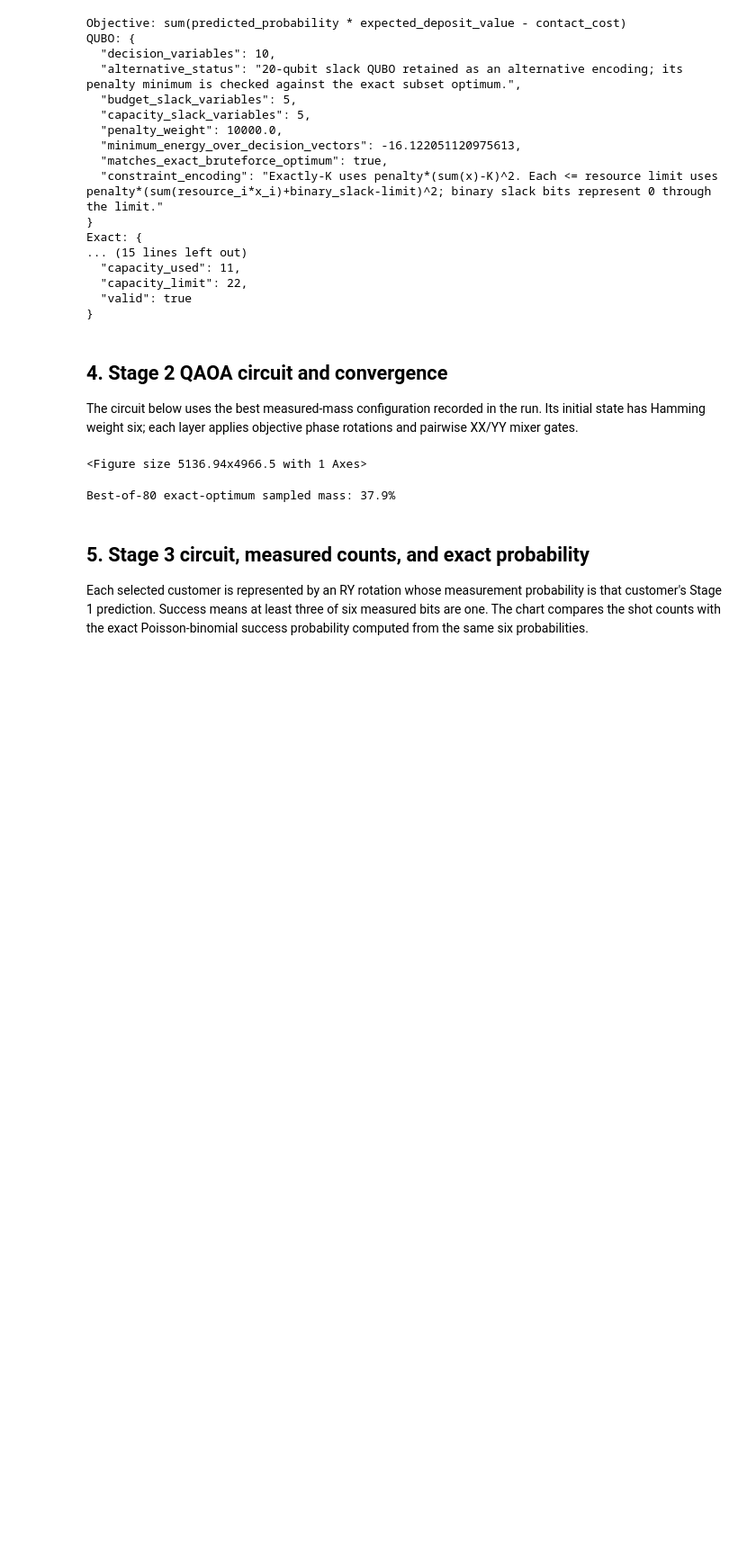
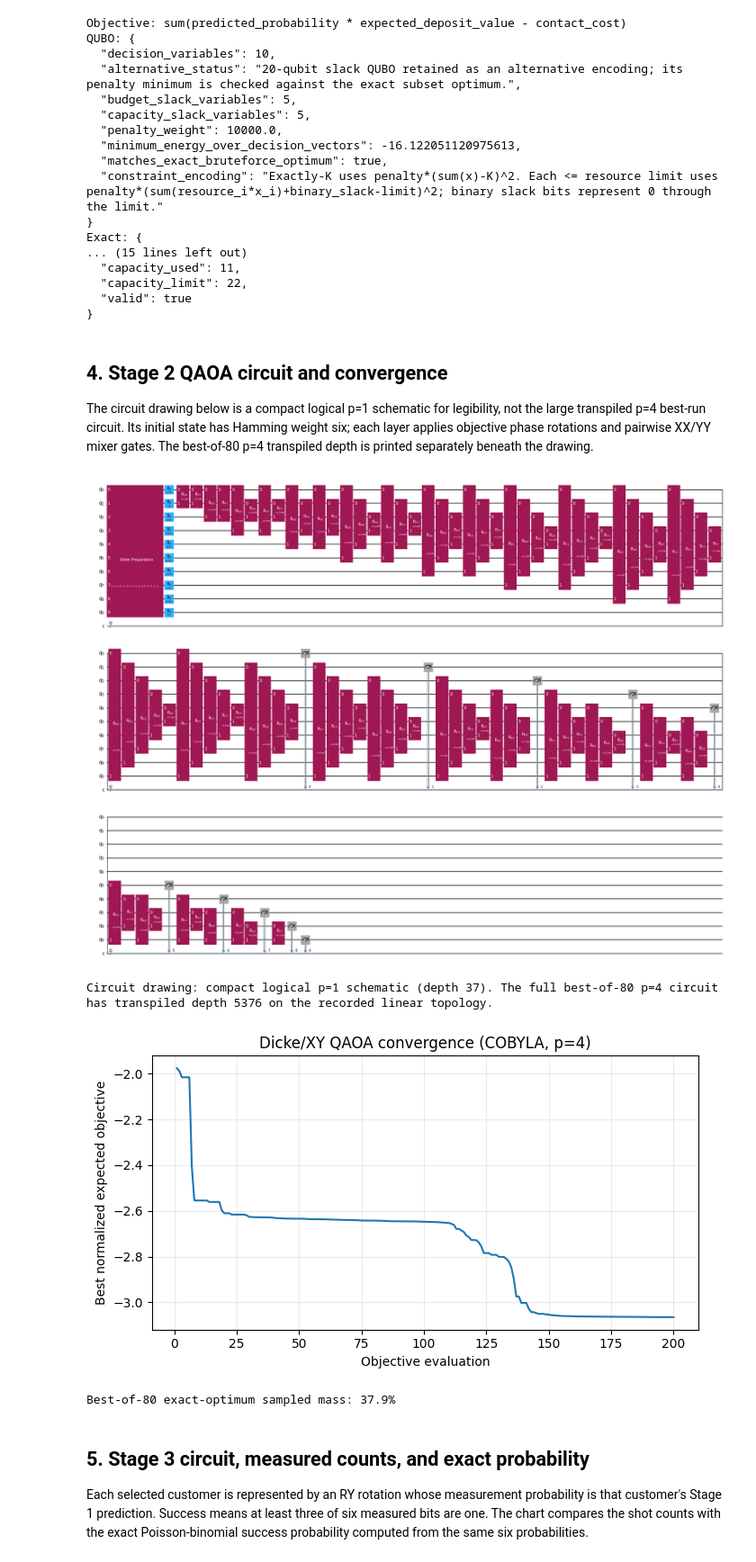
Before and after one commit to souvikbasuroy/Qampaign, a Jupyter notebook: notebooks/customer_selection_workbook.ipynb, the cells around one changed output. Shown at 90% size. Drawn from its saved outputs; the diff is of its cells as text; code cells hidden in the pictures; blank space fills up the shorter version.

```diff
--- a/notebooks/customer_selection_workbook.ipynb
+++ b/notebooks/customer_selection_workbook.ipynb
@@ -104,23 +126,30 @@ Exact: {
 # %% [markdown]
 ## 4. Stage 2 QAOA circuit and convergence
 
-The circuit below uses the best measured-mass configuration recorded in the run. Its initial state has Hamming weight six; each layer applies objective phase rotations and pairwise XX/YY mixer gates.
+The circuit drawing below is a compact logical p=1 schematic for legibility, not the large transpiled p=4 best-run circuit. Its initial state has Hamming weight six; each layer applies objective phase rotations and pairwise XX/YY mixer gates. The best-of-80 p=4 transpiled depth is printed separately beneath the drawing.
 # %%
 from IPython.display import display
 from src.customer_pipeline.stage2 import _qaoa_circuit
 run = stage2['qaoa']['best_optimization_run']
 candidates = pd.DataFrame(stage2['candidate_rows'])
 net = candidates['expected_net_value'].to_numpy(float)
-p = int(run['p']); theta = np.asarray(run['parameters'], dtype=float)
-qaoa_circuit = _qaoa_circuit(net, p, theta[:p], theta[p:], measure=True)
-display(qaoa_circuit.draw('mpl', fold=60))
+theta = np.asarray(run['parameters'], dtype=float)
+qaoa_p1 = _qaoa_circuit(net, 1, theta[:1], theta[run['p']:run['p']+1], measure=True)
+fig = qaoa_p1.draw('mpl', fold=45, scale=0.55)
+display(fig); plt.close(fig)
+full_depth = stage2['transpilation_diagnostics']['transpiled_depth']
+print(f"Circuit drawing: compact logical p=1 schematic (depth {qaoa_p1.depth()}). The full best-of-80 p=4 circuit has transpiled depth {full_depth} on the recorded linear topology.")
 conv = np.asarray(stage2['qaoa']['best_convergence'], dtype=float)
-plt.figure(figsize=(7, 4)); plt.plot(np.arange(1, len(conv)+1), -conv)
-plt.xlabel('Objective evaluation'); plt.ylabel('Best normalized expected objective')
-plt.title(f"Dicke/XY QAOA convergence ({run['optimizer']}, p={p})"); plt.grid(alpha=.25); plt.tight_layout()
+fig, ax = plt.subplots(figsize=(7, 4))
+ax.plot(np.arange(1, len(conv)+1), -conv)
+ax.set(xlabel='Objective evaluation', ylabel='Best normalized expected objective', title=f"Dicke/XY QAOA convergence ({run['optimizer']}, p={run['p']})")
+ax.grid(alpha=.25); fig.tight_layout()
+display(fig); plt.close(fig)
 print(f"Best-of-80 exact-optimum sampled mass: {stage2['qaoa']['exact_optimum_probability_mass']:.1%}")
 # %% [output]
+[figure, added]
-<Figure size 5136.94x4966.5 with 1 Axes>
+Circuit drawing: compact logical p=1 schematic (depth 37). The full best-of-80 p=4 circuit has transpiled depth 5376 on the recorded linear topology.
+[figure, added]
 Best-of-80 exact-optimum sampled mass: 37.9%
 # %% [markdown]
 ## 5. Stage 3 circuit, measured counts, and exact probability
```
Also changed, not shown: parts of 4 cells of this notebook.
